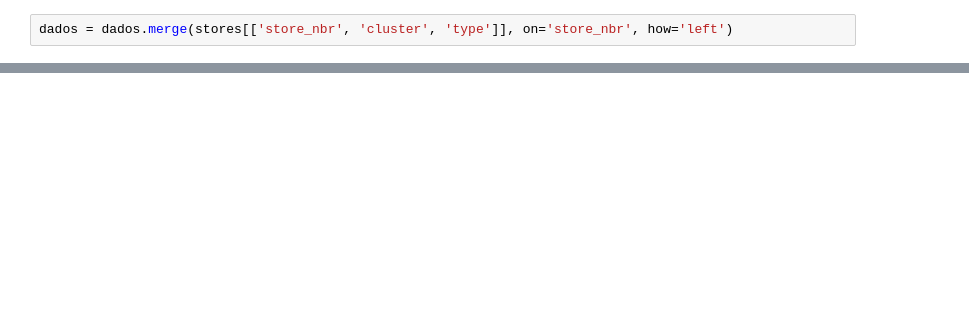
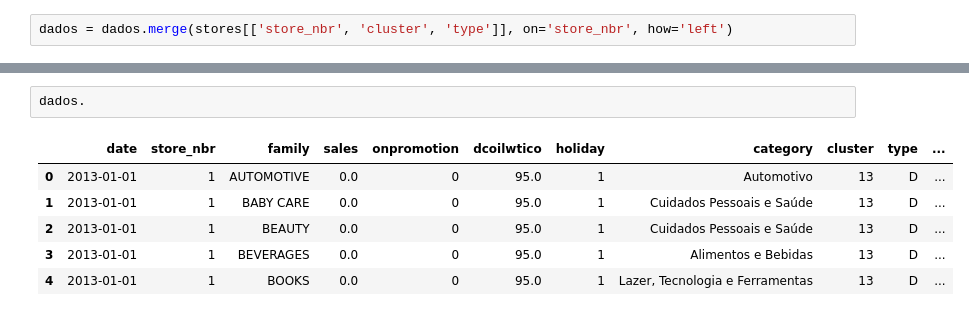
Before and after one commit to MrBarreto/DataMining, a Jupyter notebook: t2/t2.ipynb, the cells around one changed output, grey strips where cells are left out. Cells and saved outputs as stored; diff of their text form; blank space fills up the shorter version.

```diff
--- a/t2/t2.ipynb
+++ b/t2/t2.ipynb
@@ -296,0 +321,9 @@ dados.head()
+# %%
+dados.
+# %% [output]
+|  | date | store_nbr | family | sales | onpromotion | dcoilwtico | holiday | category | cluster | type | ... |
+| 0 | 2013-01-01 | 1 | AUTOMOTIVE | 0.0 | 0 | 95.0 | 1 | Automotivo | 13 | D | ... |
+| 1 | 2013-01-01 | 1 | BABY CARE | 0.0 | 0 | 95.0 | 1 | Cuidados Pessoais e Saúde | 13 | D | ... |
+| 2 | 2013-01-01 | 1 | BEAUTY | 0.0 | 0 | 95.0 | 1 | Cuidados Pessoais e Saúde | 13 | D | ... |
+| 3 | 2013-01-01 | 1 | BEVERAGES | 0.0 | 0 | 95.0 | 1 | Alimentos e Bebidas | 13 | D | ... |
+| 4 | 2013-01-01 | 1 | BOOKS | 0.0 | 0 | 95.0 | 1 | Lazer, Tecnologia e Ferramentas | 13 | D | ... |
```
Also changed, not shown: parts of 12 cells of this notebook, 1 other file.
